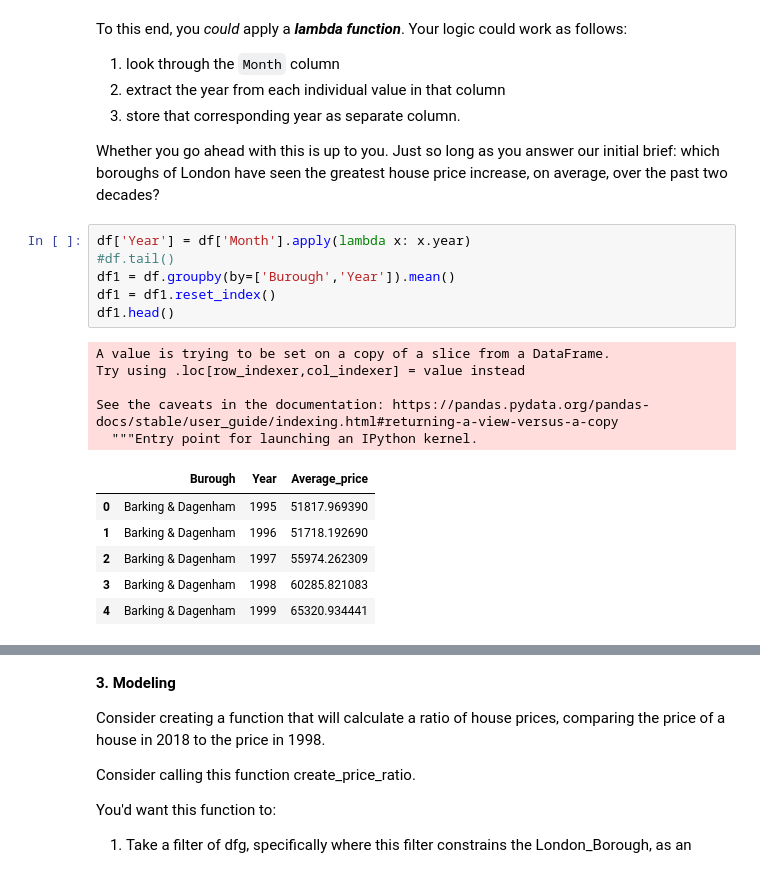
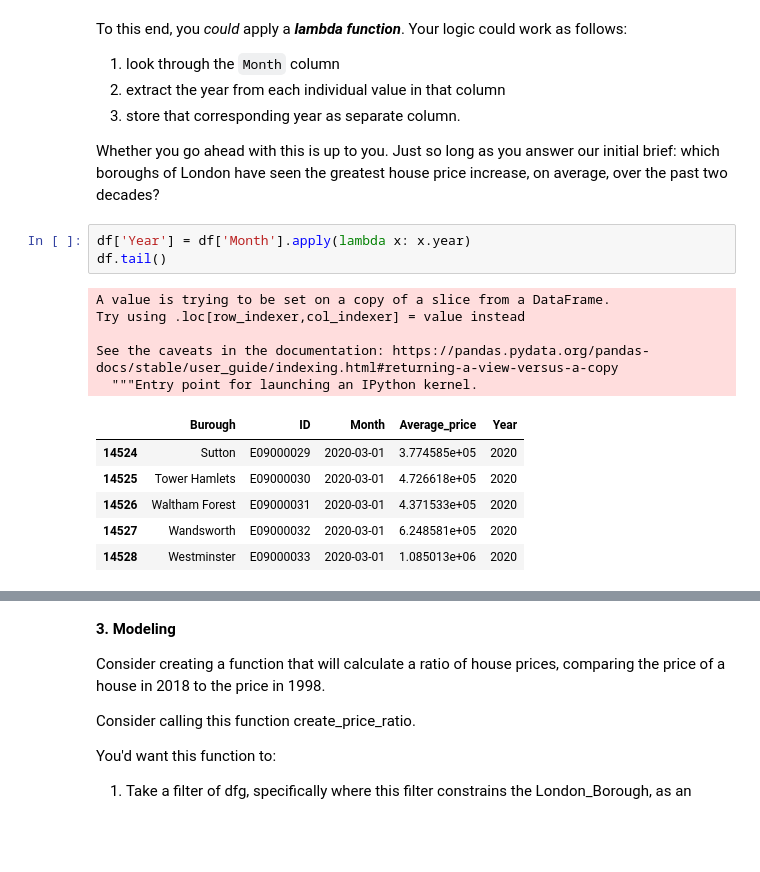
Before and after one commit to srtandon/Springboard_coursework, a Jupyter notebook: 1581459544_Unit_4_Challenge_-_Tier_3.ipynb/Unit 4 Challenge - Tier 3.ipynb, the cells around one changed output, grey strips where cells are left out. Cells and saved outputs as stored; diff of their text form; blank space fills up the shorter version.

```diff
--- a/1581459544_Unit_4_Challenge_-_Tier_3.ipynb/Unit 4 Challenge - Tier 3.ipynb
+++ b/1581459544_Unit_4_Challenge_-_Tier_3.ipynb/Unit 4 Challenge - Tier 3.ipynb
@@ -278,19 +278,16 @@ To this end, you *could* apply a ***lambda function***. Your logic could work as
 Whether you go ahead with this is up to you. Just so long as you answer our initial brief: which boroughs of London have seen the greatest house price increase, on average, over the past two decades?
 # %%
 df['Year'] = df['Month'].apply(lambda x: x.year)
-#df.tail()
-df1 = df.groupby(by=['Burough','Year']).mean()
-df1 = df1.reset_index()
-df1.head()
+df.tail()
 # %% [output]
 A value is trying to be set on a copy of a slice from a DataFrame.
 Try using .loc[row_indexer,col_indexer] = value instead
 
 See the caveats in the documentation: https://pandas.pydata.org/pandas-docs/stable/user_guide/indexing.html#returning-a-view-versus-a-copy
   """Entry point for launching an IPython kernel.
-|  | Burough | Year | Average_price |
-| 0 | Barking & Dagenham | 1995 | 51817.969390 |
-| 1 | Barking & Dagenham | 1996 | 51718.192690 |
-| 2 | Barking & Dagenham | 1997 | 55974.262309 |
-| 3 | Barking & Dagenham | 1998 | 60285.821083 |
-| 4 | Barking & Dagenham | 1999 | 65320.934441 |
+|  | Burough | ID | Month | Average_price | Year |
+| 14524 | Sutton | E09000029 | 2020-03-01 | 3.774585e+05 | 2020 |
+| 14525 | Tower Hamlets | E09000030 | 2020-03-01 | 4.726618e+05 | 2020 |
+| 14526 | Waltham Forest | E09000031 | 2020-03-01 | 4.371533e+05 | 2020 |
+| 14527 | Wandsworth | E09000032 | 2020-03-01 | 6.248581e+05 | 2020 |
+| 14528 | Westminster | E09000033 | 2020-03-01 | 1.085013e+06 | 2020 |
```
Also changed, not shown: parts of 13 cells of this notebook, 1 other file.
